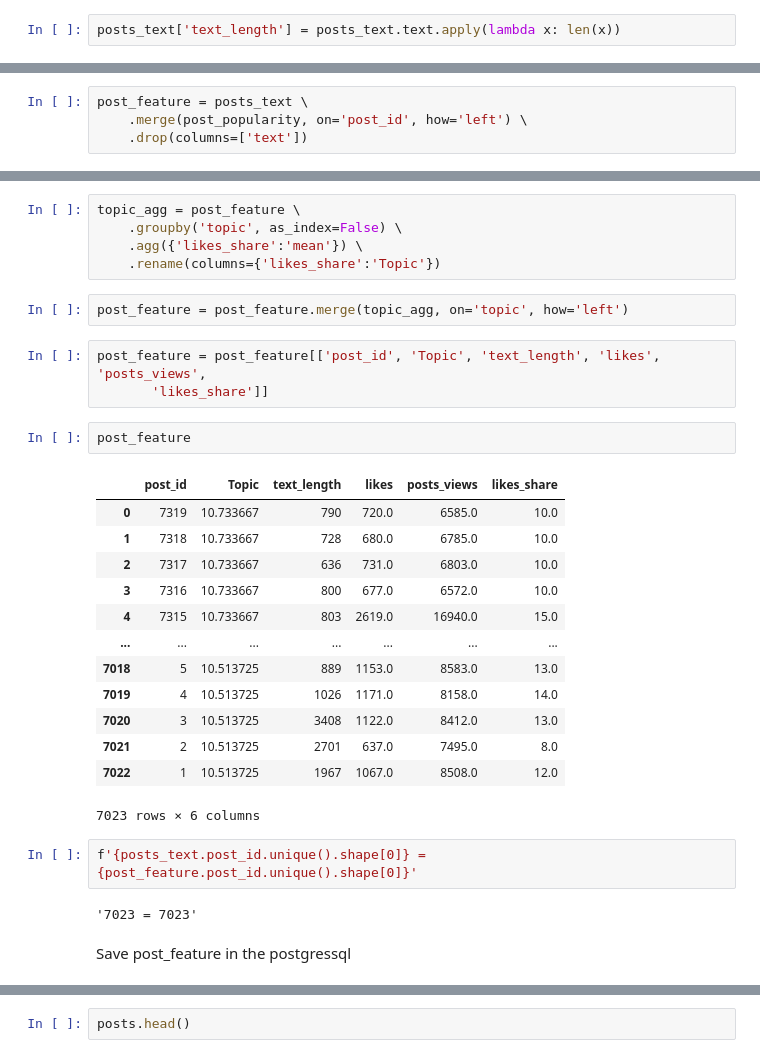
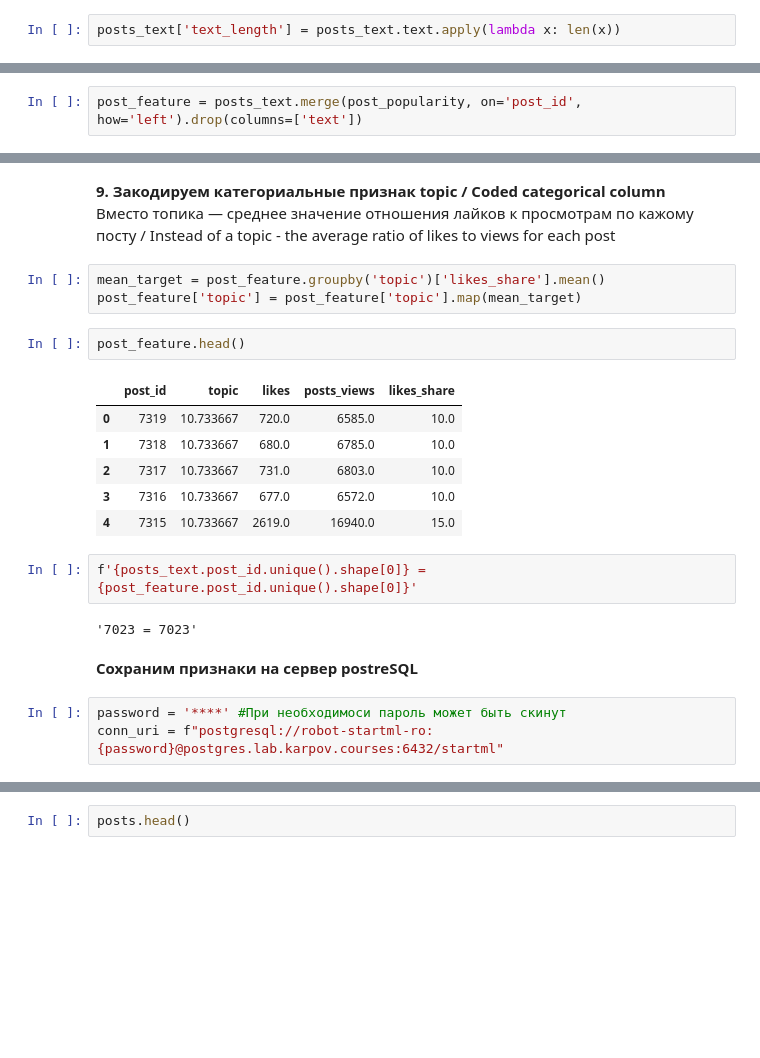
Before and after one commit to ValentinPatrakeev/Recommendation-system-social-network, a Jupyter notebook: 2. Create features.ipynb, the cells around one changed output, grey strips where cells are left out. Saved outputs shown, nothing was run; the diff lists cells and outputs as text; blank space fills up the shorter version.

```diff
--- a/2. Create features.ipynb
+++ b/2. Create features.ipynb
@@ -436,4 +289,2 @@ posts_text['text_length'] = posts_text.text.apply(lambda x: len(x))
 # %%
-post_feature = posts_text \
-    .merge(post_popularity, on='post_id', how='left') \
-    .drop(columns=['text'])
+post_feature = posts_text.merge(post_popularity, on='post_id', how='left').drop(columns=['text'])
@@ -458,35 +315,27 @@ post_feature
-# %%
-topic_agg = post_feature \
-    .groupby('topic', as_index=False) \
-    .agg({'likes_share':'mean'}) \
-    .rename(columns={'likes_share':'Topic'})
-# %%
-post_feature = post_feature.merge(topic_agg, on='topic', how='left')
-# %%
-post_feature = post_feature[['post_id', 'Topic', 'text_length', 'likes', 'posts_views',
-       'likes_share']]
+# %% [markdown]
+**9. Закодируем категориальные признак topic / Coded categorical column**
+<br/>Вместо топика — среднее значение отношения лайков к просмотрам по кажому посту / Instead of a topic - the average ratio of likes to views for each post
+# %%
+mean_target = post_feature.groupby('topic')['likes_share'].mean()
+post_feature['topic'] = post_feature['topic'].map(mean_target)
 # %%
-post_feature
+post_feature.head()
 # %% [output]
-|  | post_id | Topic | text_length | likes | posts_views | likes_share |
-| 0 | 7319 | 10.733667 | 790 | 720.0 | 6585.0 | 10.0 |
-| 1 | 7318 | 10.733667 | 728 | 680.0 | 6785.0 | 10.0 |
-| 2 | 7317 | 10.733667 | 636 | 731.0 | 6803.0 | 10.0 |
-| 3 | 7316 | 10.733667 | 800 | 677.0 | 6572.0 | 10.0 |
-| 4 | 7315 | 10.733667 | 803 | 2619.0 | 16940.0 | 15.0 |
-| ... | ... | ... | ... | ... | ... | ... |
-| 7018 | 5 | 10.513725 | 889 | 1153.0 | 8583.0 | 13.0 |
-| 7019 | 4 | 10.513725 | 1026 | 1171.0 | 8158.0 | 14.0 |
-| 7020 | 3 | 10.513725 | 3408 | 1122.0 | 8412.0 | 13.0 |
-| 7021 | 2 | 10.513725 | 2701 | 637.0 | 7495.0 | 8.0 |
-| 7022 | 1 | 10.513725 | 1967 | 1067.0 | 8508.0 | 12.0 |
+|  | post_id | topic | likes | posts_views | likes_share |
+| 0 | 7319 | 10.733667 | 720.0 | 6585.0 | 10.0 |
+| 1 | 7318 | 10.733667 | 680.0 | 6785.0 | 10.0 |
+| 2 | 7317 | 10.733667 | 731.0 | 6803.0 | 10.0 |
+| 3 | 7316 | 10.733667 | 677.0 | 6572.0 | 10.0 |
+| 4 | 7315 | 10.733667 | 2619.0 | 16940.0 | 15.0 |
-7023 rows × 6 columns
 # %%
 f'{posts_text.post_id.unique().shape[0]} = {post_feature.post_id.unique().shape[0]}'
 # %% [output]
 '7023 = 7023'
 # %% [markdown]
-Save post_feature in the postgressql
+**Сохраним признаки на сервер postreSQL**
+# %%
+password = '****' #При необходимоси пароль может быть скинут
+conn_uri = f"postgresql://robot-startml-ro:{password}@postgres.lab.karpov.courses:6432/startml"
 # %%
 from sqlalchemy import create_engine
 
```
Also changed, not shown: parts of 91 cells of this notebook, 1 other file.
